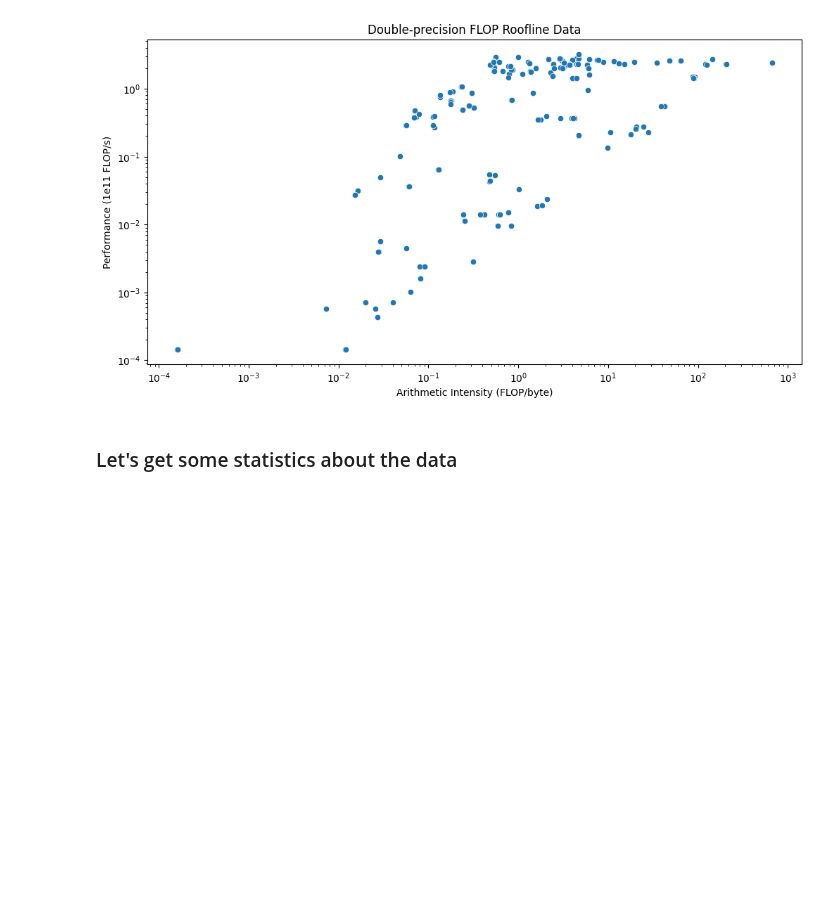
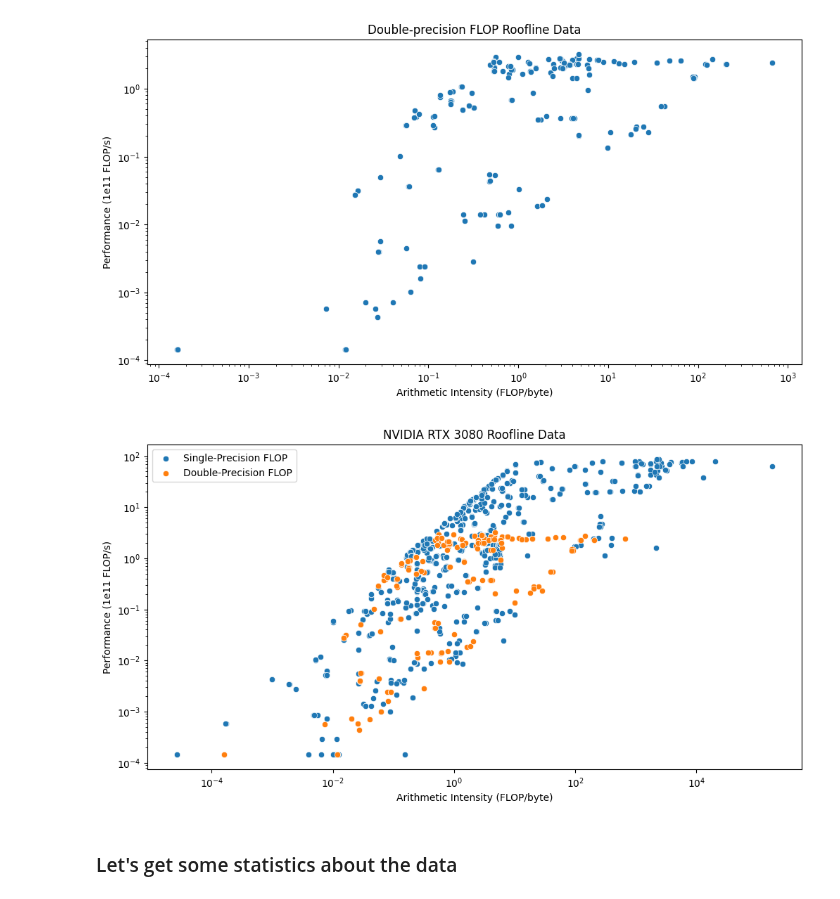
Before and after one commit to Scientific-Computing-Lab/ParallelCodeEstimation, a Jupyter notebook: analysis/visualizeGatheredData.ipynb, the cells around one changed output. Drawn from its saved outputs; the diff is of its cells as text; code cells hidden in the pictures; blank space fills up the shorter version.

Commit message:
made more plots

```diff
--- a/analysis/visualizeGatheredData.ipynb
+++ b/analysis/visualizeGatheredData.ipynb
@@ -112,6 +112,26 @@ ax.set_ylabel('Performance (1e11 FLOP/s)')
 plt.show()
 # %% [output]
 [figure]
+# %%
+# it should be noted that samples with dpAI=0 and dpPerf=0 will not show on this plot
+fig, ax = plt.subplots(1, figsize=(12,6))
+
+sns.scatterplot(df, x='spAI', y='spPerf', ax=ax)
+sns.scatterplot(df, x='dpAI', y='dpPerf', ax=ax)
+
+ax.set_yscale('log')
+ax.set_xscale('log')
+
+ax.set_title('NVIDIA RTX 3080 Roofline Data')
+
+ax.set_xlabel('Arithmetic Intensity (FLOP/byte)')
+ax.set_ylabel('Performance (1e11 FLOP/s)')
+
+ax.legend(['Single-Precision FLOP', 'Double-Precision FLOP'])
+
+plt.show()
+# %% [output]
+[figure, added]
 # %% [markdown]
 ### Let's get some statistics about the data
 # %%
```
Also changed, not shown: parts of 1 cell of this notebook, 1 other file.
